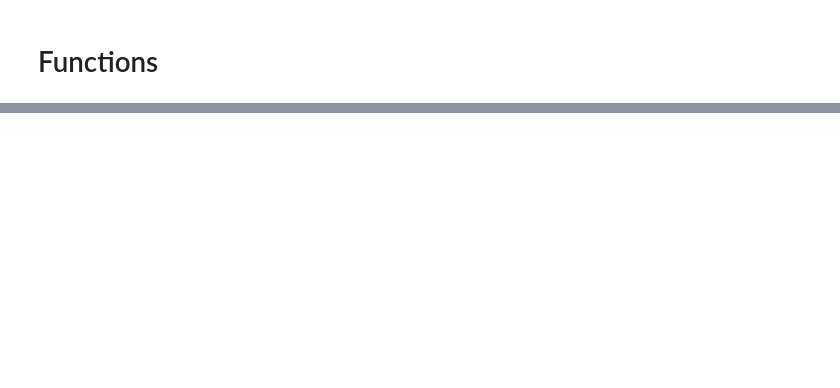
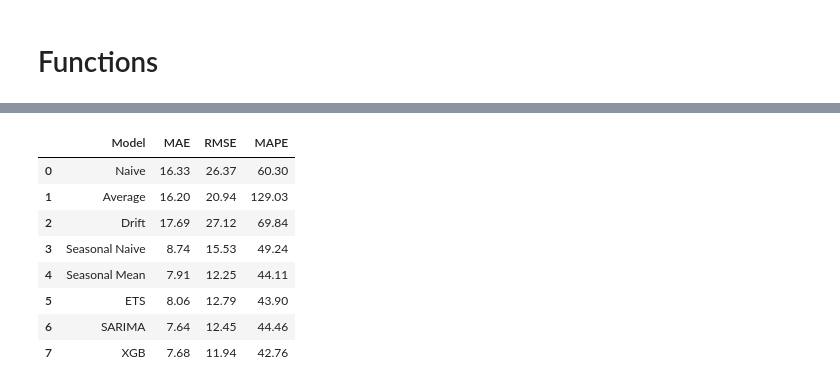
Before and after one commit to EmmanuelNiyi/Data-Driven-Surveillance-Lassa-Fever-Forecasting-for-Public-Health-Action, a Jupyter notebook: 5-machine-learnig-models.ipynb, the cells around one changed output, grey strips where cells are left out. Cells and saved outputs as stored; diff of their text form; code cells hidden in the pictures; blank space fills up the shorter version.

```diff
--- a/5-machine-learnig-models.ipynb
+++ b/5-machine-learnig-models.ipynb
@@ -62,0 +157,4 @@ metrics_table = pd.read_csv('/kaggle/input/4-classical-models/metrics_table.csv'
+# %%
+# Train Test Split
+train = ts_data.iloc[:-int(len(ts_data)*0.2)].copy()
+test = ts_data.iloc[-int(len(ts_data)*0.2):].copy()
@@ -62,0 +163,15 @@ metrics_table = pd.read_csv('/kaggle/input/4-classical-models/metrics_table.csv'
+# %%
+from xgboost import XGBRegressor
+
+model = XGBRegressor(
+    n_estimators=300,
+    learning_rate=0.05,
+    max_depth=5,
+    subsample=0.8,
+    colsample_bytree=0.8,
+)
+
+X_train = train.drop('confirmed_cases', axis=1)
+y_train = train['confirmed_cases']
+
+model.fit(X_train, y_train)
@@ -62,0 +190,10 @@ metrics_table = pd.read_csv('/kaggle/input/4-classical-models/metrics_table.csv'
+# %%
+X_test = test.drop('confirmed_cases', axis=1)
+y_pred = model.predict(X_test)
+# %%
+# Plot the forecasts
+plot_forecasts(y_pred, 'XGB Forecast')
+
+# Calculate metrics and add to results dataframe
+metrics_list = ['XGB'] + calculate_evaluation_metrics(test['confirmed_cases'], y_pred)
+metrics_table.loc[len(metrics_table)] = metrics_list
@@ -62,0 +202,12 @@ metrics_table = pd.read_csv('/kaggle/input/4-classical-models/metrics_table.csv'
+# %%
+metrics_table
+# %% [output]
+|  | Model | MAE | RMSE | MAPE |
+| 0 | Naive | 16.33 | 26.37 | 60.30 |
+| 1 | Average | 16.20 | 20.94 | 129.03 |
+| 2 | Drift | 17.69 | 27.12 | 69.84 |
+| 3 | Seasonal Naive | 8.74 | 15.53 | 49.24 |
+| 4 | Seasonal Mean | 7.91 | 12.25 | 44.11 |
+| 5 | ETS | 8.06 | 12.79 | 43.90 |
+| 6 | SARIMA | 7.64 | 12.45 | 44.46 |
+| 7 | XGB | 7.68 | 11.94 | 42.76 |
```
Also changed, not shown: parts of 12 cells of this notebook.
